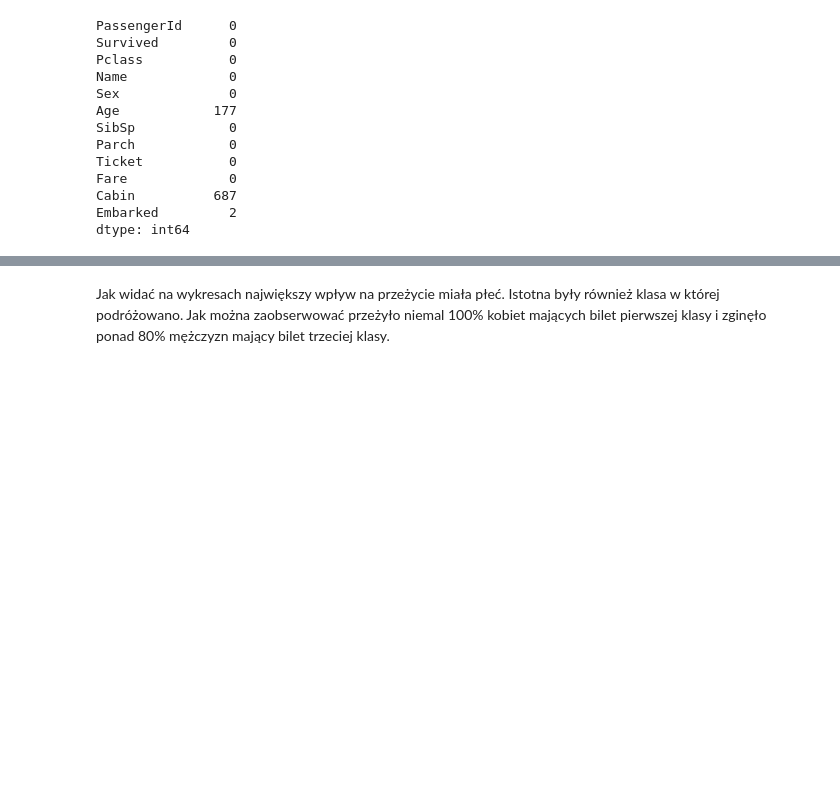
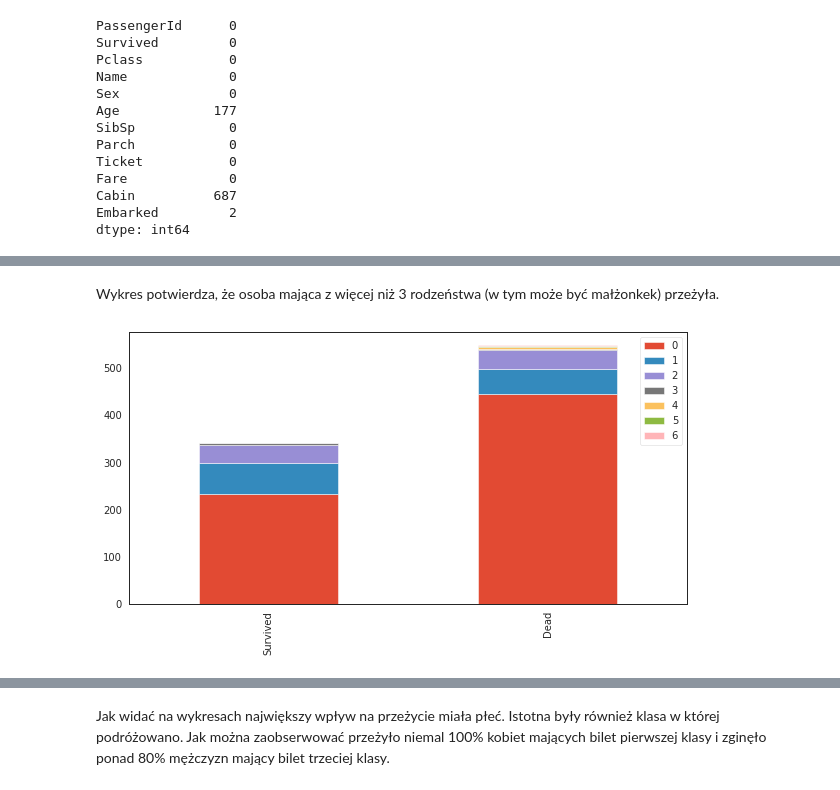
Before and after one commit to PGatak/basic_projects, a Jupyter notebook: titanic-ml/predict.ipynb, the cells around one changed output, grey strips where cells are left out. Drawn from its saved outputs; the diff is of its cells as text; code cells hidden in the pictures; blank space fills up the shorter version.

```diff
--- a/titanic-ml/predict.ipynb
+++ b/titanic-ml/predict.ipynb
@@ -156,0 +127,6 @@ plt.tight_layout()
+# %% [markdown]
+Wykres potwierdza, że osoba mająca z więcej niż 3 rodzeństwa (w tym może być małżonkek) przeżyła.
+# %%
+bar_chart('Parch')
+# %% [output]
+[figure, added]
```
Also changed, not shown: parts of 183 cells of this notebook, 9 other files.
